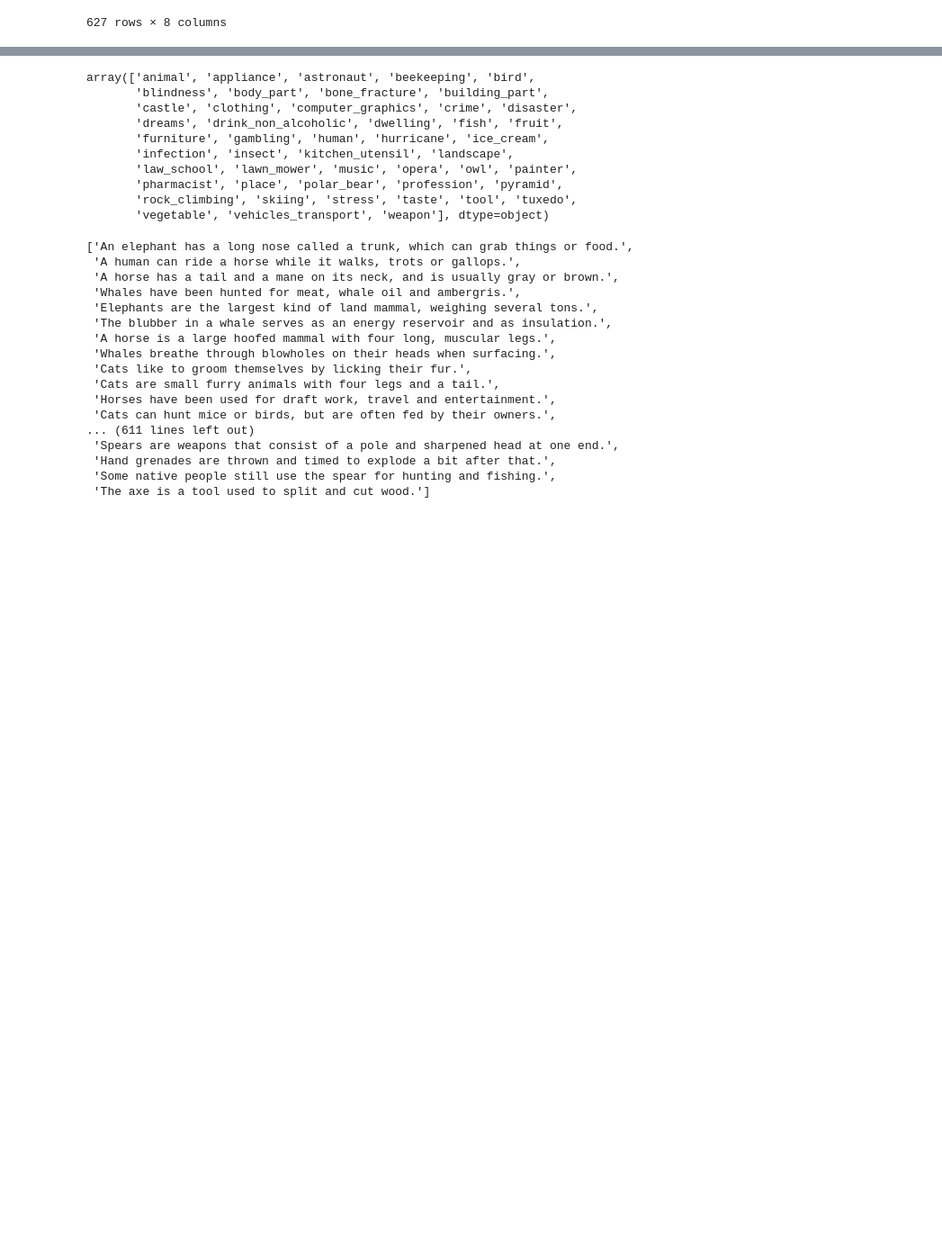
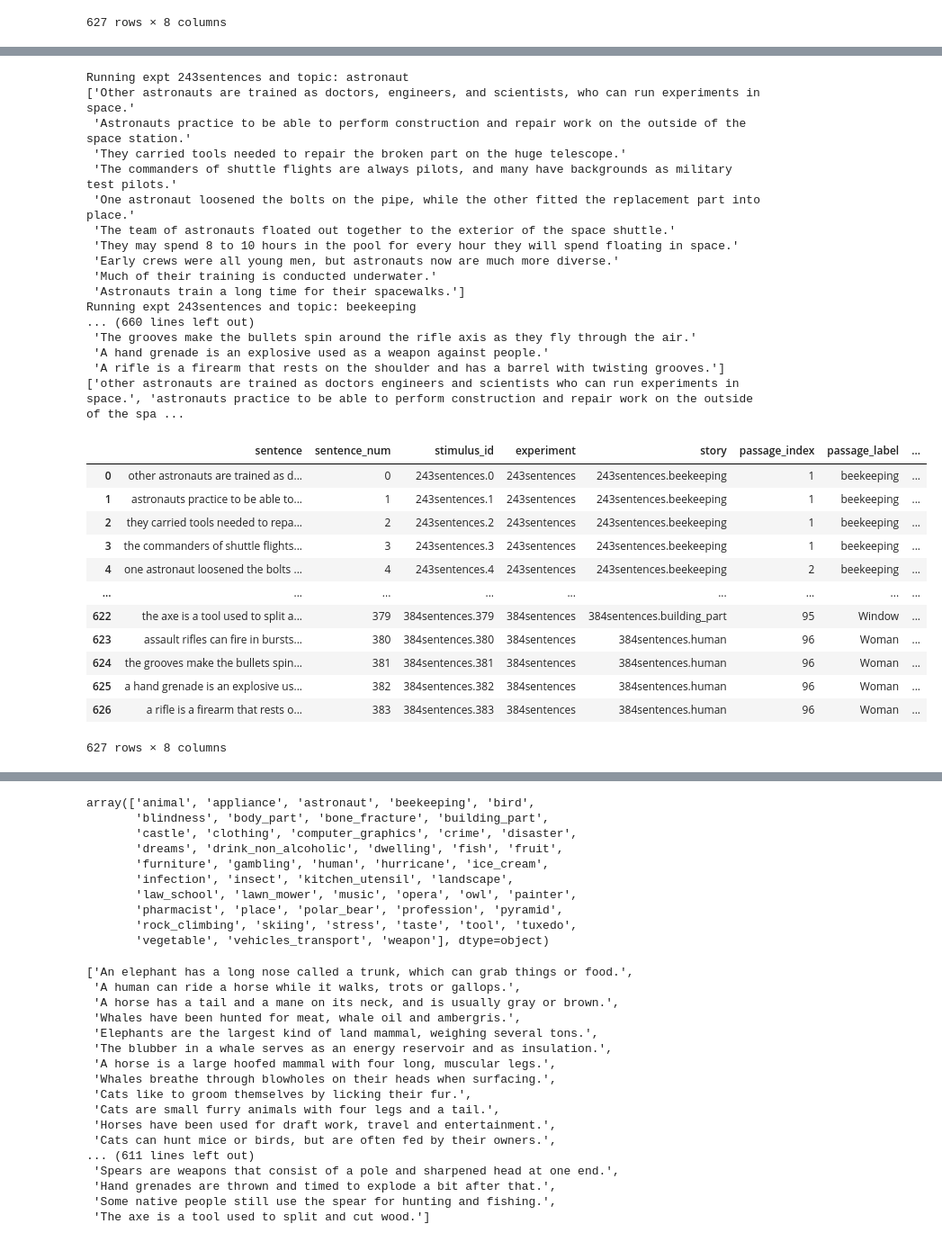
Before and after one commit to carina-kauf/perturbed-neural-nlp, a Jupyter notebook: ressources/stimuli_creation/3_create_sentence-meaning-manipulation.ipynb, the cells around one changed output, grey strips where cells are left out. Shown at 90% size. Cells and saved outputs as stored; diff of their text form; code cells hidden in the pictures; blank space fills up the shorter version.

```diff
--- a/ressources/stimuli_creation/3_create_sentence-meaning-manipulation.ipynb
+++ b/ressources/stimuli_creation/3_create_sentence-meaning-manipulation.ipynb
@@ -647,0 +778,29 @@ shuffled_df
+# %%
+shuffled_sents_384 = []
+
+# now, put the sentences into the new df according to the shuffled indices
+stimuli_df_384 = stimuli_df_copy.loc[stimuli_df_copy["experiment"] == '384sentences']
+
+# initialize dictionary
+d_384 = {}
+
+# iterating through the elements of list
+for i in list(stimuli_df_384.index.values):
+    d_384[i] = None
+
+
+shuffled_sents_384 = []
+for idx in new_indices_384:
+    s = (stimuli_df_384.loc[stimuli_df_384.index == idx].sentence.values)[0] # get str, not lst
+#     print(s)
+    # add it to the correct index based on dict
+    d_384[idx] = s
+
+# now, fetch them in correct order
+for k,v in d_384.items():
+#     print(v) # sorted
+    shuffled_sents_384.append(v)
+
+
+
+# new_sents_384 = [item for sublist in shuffled_sents_384 for item in sublist]
@@ -648,3 +912,50 @@ shuffled_df
+# %%
+new_sents = topic_shuffle(stimuli_df)
+
+#assimilate sentences with Mollica-style (i.e., strip sentence-internal punctuation, lowercase)
+shuffled_sentences = [re.sub(r'[^\w\d\s\']+', '', sent.lower()) + "." for sent in new_sents]
+
+perturbed_df = stimuli_df.copy()
+perturbed_df["sentence"] = shuffled_sentences
+
+if save:
+    fname = f"{savedir}/stimuli_sentenceshuffle-withinpassage.pkl"
+    with open(fname, 'wb') as fout:
+        pickle.dump(perturbed_df, fout)
+
+print(shuffled_sentences[:5])
+perturbed_df
+# %% [output]
+Running expt 243sentences and topic: astronaut
+['Other astronauts are trained as doctors, engineers, and scientists, who can run experiments in space.'
+ 'Astronauts practice to be able to perform construction and repair work on the outside of the space station.'
+ 'They carried tools needed to repair the broken part on the huge telescope.'
+ 'The commanders of shuttle flights are always pilots, and many have backgrounds as military test pilots.'
+ 'One astronaut loosened the bolts on the pipe, while the other fitted the replacement part into place.'
+ 'The team of astronauts floated out together to the exterior of the space shuttle.'
+ 'They may spend 8 to 10 hours in the pool for every hour they will spend floating in space.'
+ 'Early crews were all young men, but astronauts now are much more diverse.'
+ 'Much of their training is conducted underwater.'
+ 'Astronauts train a long time for their spacewalks.']
+Running expt 243sentences and topic: beekeeping
+... (660 lines left out)
+ 'The grooves make the bullets spin around the rifle axis as they fly through the air.'
+ 'A hand grenade is an explosive used as a weapon against people.'
+ 'A rifle is a firearm that rests on the shoulder and has a barrel with twisting grooves.']
+['other astronauts are trained as doctors engineers and scientists who can run experiments in space.', 'astronauts practice to be able to perform construction and repair work on the outside of the spa ...
+|  | sentence | sentence_num | stimulus_id | experiment | story | passage_index | passage_label | ... |
+| 0 | other astronauts are trained as d... | 0 | 243sentences.0 | 243sentences | 243sentences.beekeeping | 1 | beekeeping | ... |
+| 1 | astronauts practice to be able to... | 1 | 243sentences.1 | 243sentences | 243sentences.beekeeping | 1 | beekeeping | ... |
+| 2 | they carried tools needed to repa... | 2 | 243sentences.2 | 243sentences | 243sentences.beekeeping | 1 | beekeeping | ... |
+| 3 | the commanders of shuttle flights... | 3 | 243sentences.3 | 243sentences | 243sentences.beekeeping | 1 | beekeeping | ... |
+| 4 | one astronaut loosened the bolts ... | 4 | 243sentences.4 | 243sentences | 243sentences.beekeeping | 2 | beekeeping | ... |
+| ... | ... | ... | ... | ... | ... | ... | ... | ... |
+| 622 | the axe is a tool used to split a... | 379 | 384sentences.379 | 384sentences | 384sentences.building_part | 95 | Window | ... |
+| 623 | assault rifles can fire in bursts... | 380 | 384sentences.380 | 384sentences | 384sentences.human | 96 | Woman | ... |
+| 624 | the grooves make the bullets spin... | 381 | 384sentences.381 | 384sentences | 384sentences.human | 96 | Woman | ... |
+| 625 | a hand grenade is an explosive us... | 382 | 384sentences.382 | 384sentences | 384sentences.human | 96 | Woman | ... |
+| 626 | a rifle is a firearm that rests o... | 383 | 384sentences.383 | 384sentences | 384sentences.human | 96 | Woman | ... |
+627 rows × 8 columns
 # %%
 new_sents
 # %% [output]
```
Also changed, not shown: parts of 15 cells of this notebook, 1 other file.
